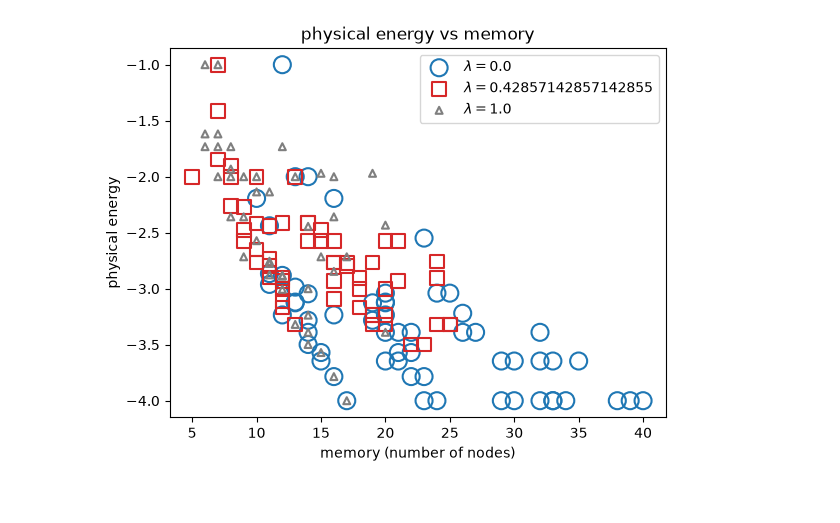
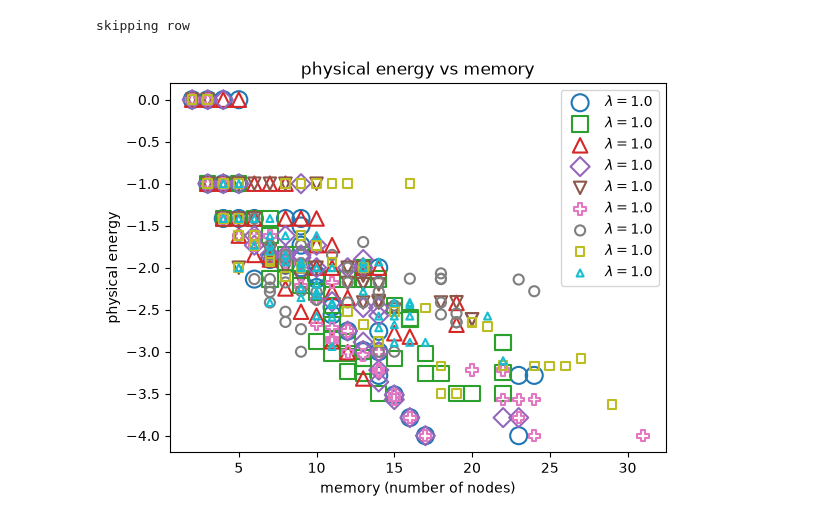
Before and after one commit to joshjkao/erqs, a Jupyter notebook: python/erqs.ipynb, the cells around one changed output. Cells and saved outputs as stored; diff of their text form; code cells hidden in the pictures.

```diff
--- a/python/erqs.ipynb
+++ b/python/erqs.ipynb
@@ -6,7 +6,7 @@ import numpy as np
 from itertools import cycle
 import math
 # %%
-data_dir = Path("data")
+data_dir = Path("data/cluster_chain_n4_e-4.0000/")
 
 instances = pd.read_csv(data_dir / "instances.csv")
 instances
@@ -28,33 +30,43 @@ sizes = np.linspace(150, 25, len(instances))
 fig, ax = plt.subplots()
 
 keep_indices = [0, 3, 7]
 
+final_states = []
+
 for i, (index, row) in enumerate(instances.iterrows()):
     if not Path(row["out_file"]).exists():
         print("skipping row")
         continue
 
-    if index not in keep_indices:
-        continue
+    # if index not in keep_indices:
+        # continue
 
     this_data = pd.read_csv(row["out_file"]).drop_duplicates(["memory", "energy"])
     color = f"C{i % 10}"  # Explicitly grab Matplotlib's default color cycle
 
     ax.scatter(
         this_data["memory"],
         this_data["energy"],
         s=sizes[i],
         marker=next(markers),
         facecolors="none",
         edgecolors=color,
         linewidths=1.5,
         label=f"$\\lambda = {row['lambda']}$",
     )
 
+    final_states.append({
+        "lambda": row["lambda"],
+        "energy": this_data["energy"].iloc[-1],
+        "memory": this_data["memory"].iloc[-1],
+        "free_energy": this_data["free_energy"].iloc[-1]
+    })
+
 ax.legend()
 plt.title("physical energy vs memory")
 plt.xlabel("memory (number of nodes)")
 plt.ylabel("physical energy")
 plt.show()
 # %% [output]
+skipping row
-[figure, old version]
+[figure, new version]
```
Also changed, not shown: parts of 4 cells of this notebook, 1 other file.
